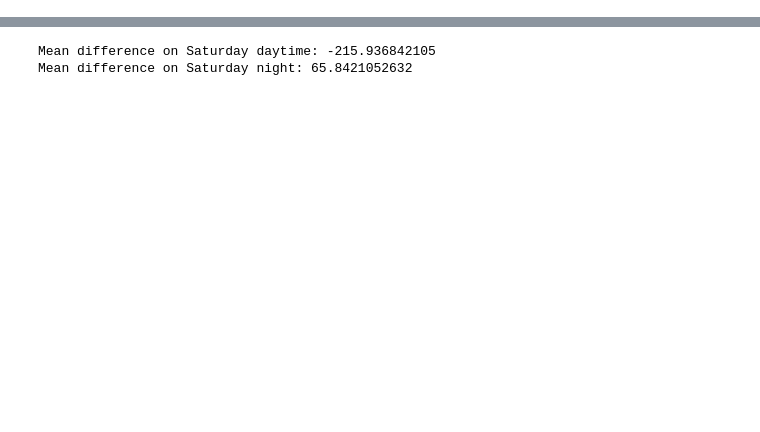
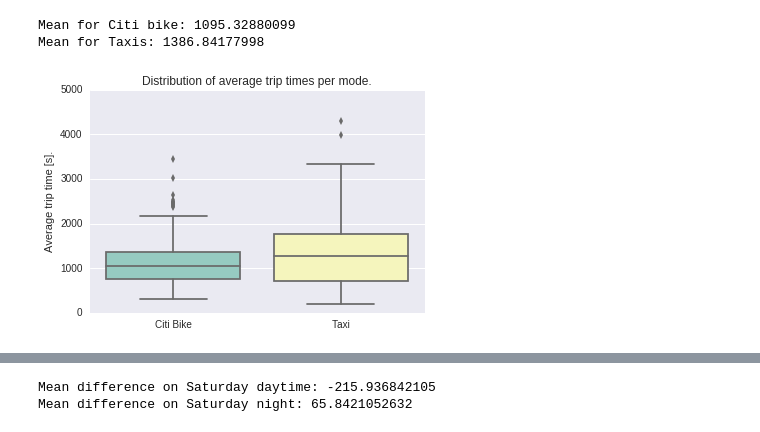
Before and after one commit to sarangof/Citibike-vs-taxis-NYC, a Jupyter notebook: resultsVisualization.ipynb, the cells around one changed output, grey strips where cells are left out. Cells and saved outputs as stored; diff of their text form; code cells hidden in the pictures; blank space fills up the shorter version.

```diff
--- a/resultsVisualization.ipynb
+++ b/resultsVisualization.ipynb
@@ -303,0 +98,15 @@ plt.ylabel("Percentual time difference [%] between taxis and Citi Bikes during n
+# %%
+Total_trips = pd.DataFrame({"Citi Bike": [val[2] for val in dict_total.values()], "Taxi":[val[3] for val in dict_total.values()]},columns=["Citi Bike","Taxi"])
+
+print "Mean for Citi bike: "+str(np.mean([val[2] for val in dict_total.values()]))
+print "Mean for Taxis: " +str(np.mean([val[3] for val in dict_total.values()]))
+
+ax = sns.boxplot(Total_trips,palette="Set3")
+ax.set_ylim(0,5000)
+ax.set( ylabel= "Average trip time [s].")
+ax.set(title= "Distribution of average trip times per mode.")
+savefig('./plots/Average_times_mode.png')
+# %% [output]
+Mean for Citi bike: 1095.32880099
+Mean for Taxis: 1386.84177998
+[figure, added]
```
Also changed, not shown: parts of 37 cells of this notebook.
